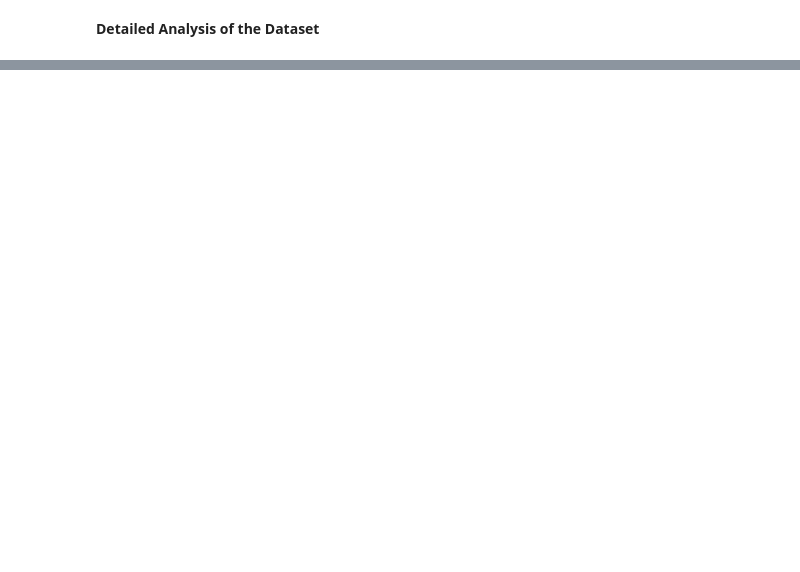
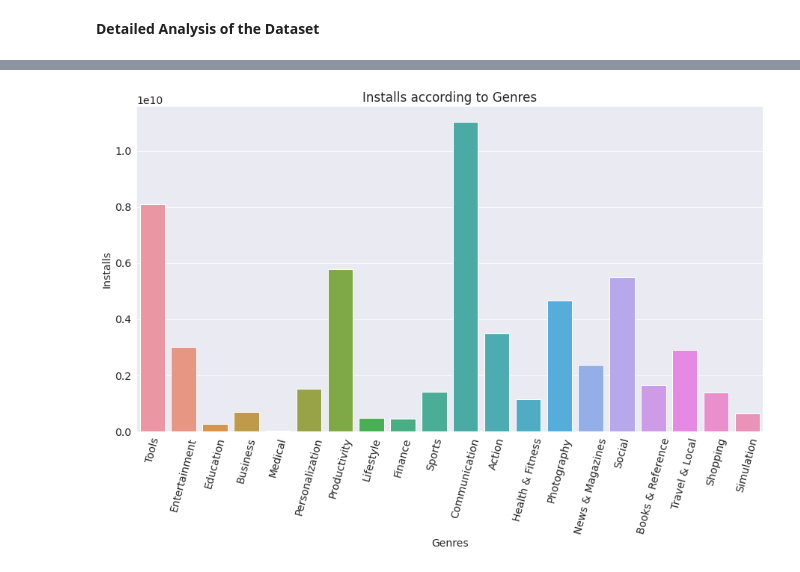
Before and after one commit to Harshalkotkar21/play_store_app_analysis, a Jupyter notebook: Play_Store_App_Review_Analysis_Capstone_Project.ipynb, the cells around one changed output, grey strips where cells are left out. Saved outputs shown, nothing was run; the diff lists cells and outputs as text; code cells hidden in the pictures; blank space fills up the shorter version.

```diff
--- a/Play_Store_App_Review_Analysis_Capstone_Project.ipynb
+++ b/Play_Store_App_Review_Analysis_Capstone_Project.ipynb
@@ -171,0 +194,12 @@ plt.rcParams['figure.facecolor']= '#00000000'
+# %%
+plt.figure(figsize=(15,8))
+plt.xticks(rotation=75)
+
+
+plt.xlabel("Genres")
+plt.ylabel("Installs")
+plt.title("Installs according to Genres")
+sns.barplot(top_20_genres_installs.Genres, top_20_genres_installs.Installs)
+plt.show()
+# %% [output]
+[figure, added]
```
Also changed, not shown: parts of 10 cells of this notebook.
